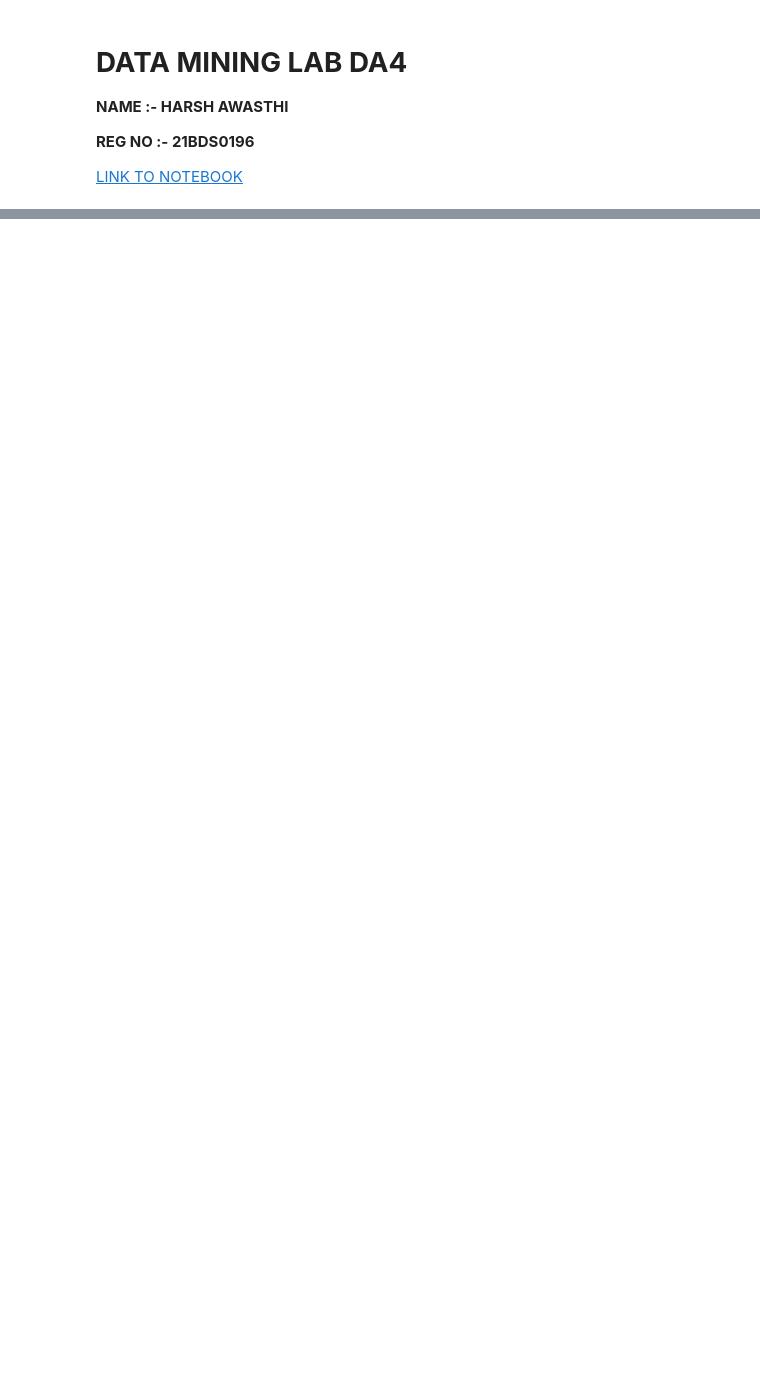
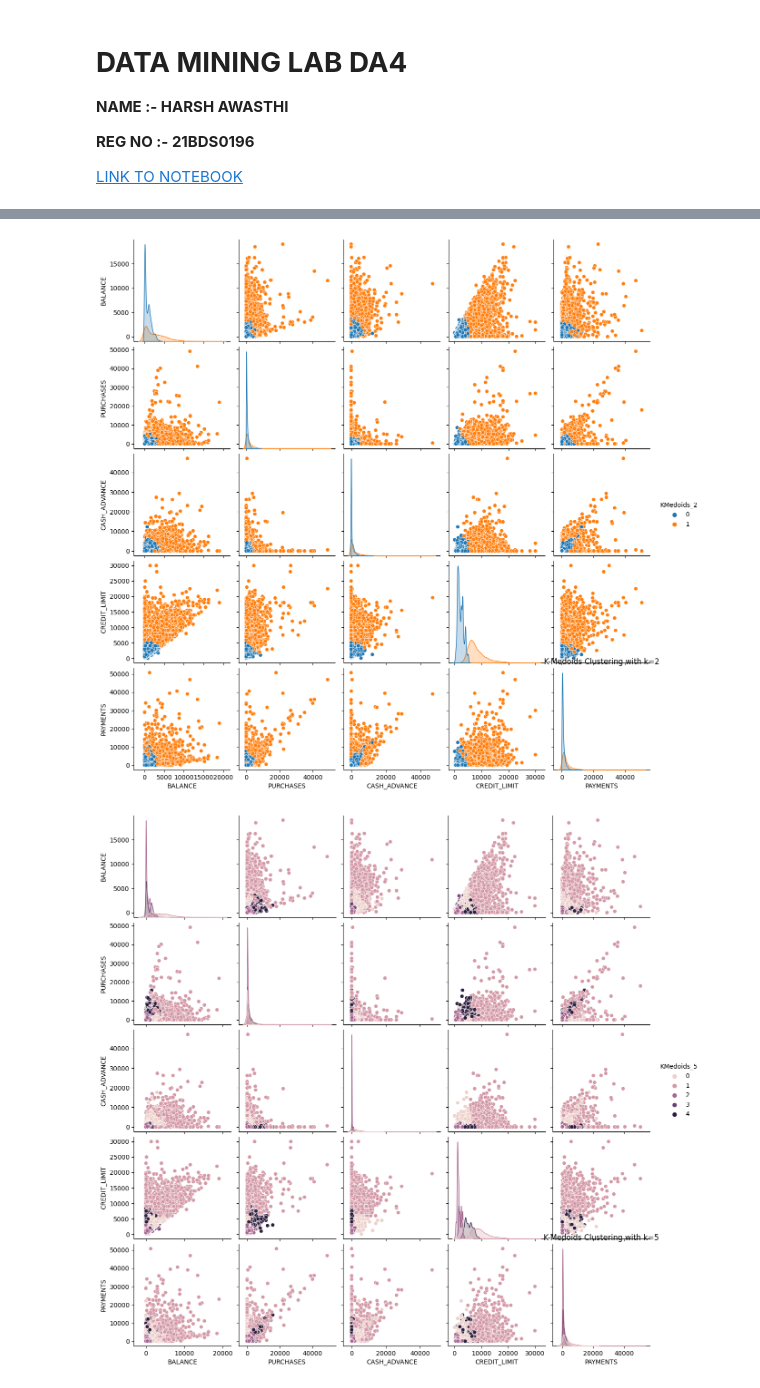
Before and after one commit to harshawasthi2002/EDA-TheoryDA, a Jupyter notebook: datamining-da4-clustering.ipynb, the cells around one changed output, grey strips where cells are left out. Cells and saved outputs as stored; diff of their text form; code cells hidden in the pictures; blank space fills up the shorter version.

Commit message:
Kaggle Notebook | datamining_da4_clustering | Version 4

```diff
--- a/datamining-da4-clustering.ipynb
+++ b/datamining-da4-clustering.ipynb
@@ -44,0 +65,3 @@ df.describe
+# %%
+# Select relevant features for clustering
+features = df[['BALANCE', 'PURCHASES', 'CASH_ADVANCE', 'CREDIT_LIMIT', 'PAYMENTS']]
@@ -44,0 +77,20 @@ df.describe
+# %%
+# Impute missing values with the mean
+imputer = SimpleImputer(strategy='mean')
+features_imputed = imputer.fit_transform(features)
+# %%
+# Convert back to DataFrame
+features_imputed = pd.DataFrame(features_imputed, columns=features.columns)
+# %%
+# Apply K-Medoids clustering
+for k in [2, 5]:
+    kmedoids = KMedoids(n_clusters=k, random_state=0).fit(features_imputed)
+    df[f'KMedoids_{k}'] = kmedoids.labels_
+
+    # Plot the clustered data
+    sns.pairplot(df, hue=f'KMedoids_{k}', vars=features.columns)
+    plt.title(f'K-Medoids Clustering with k={k}')
+    plt.show()
+# %% [output]
+[figure, added]
+[figure, added]
```
Also changed, not shown: parts of 11 cells of this notebook.
